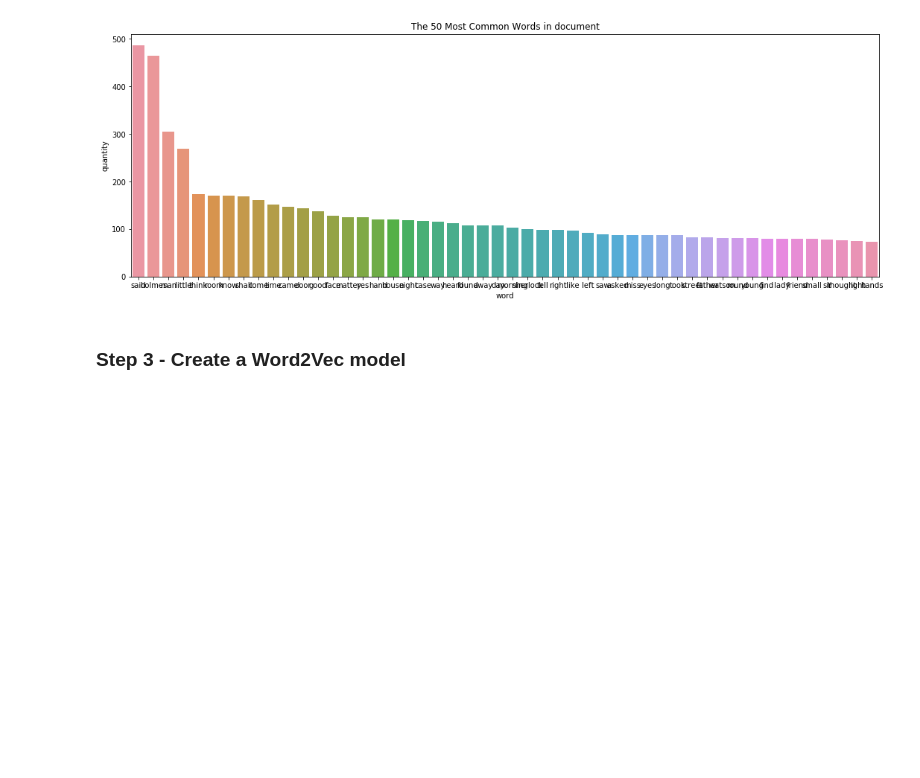
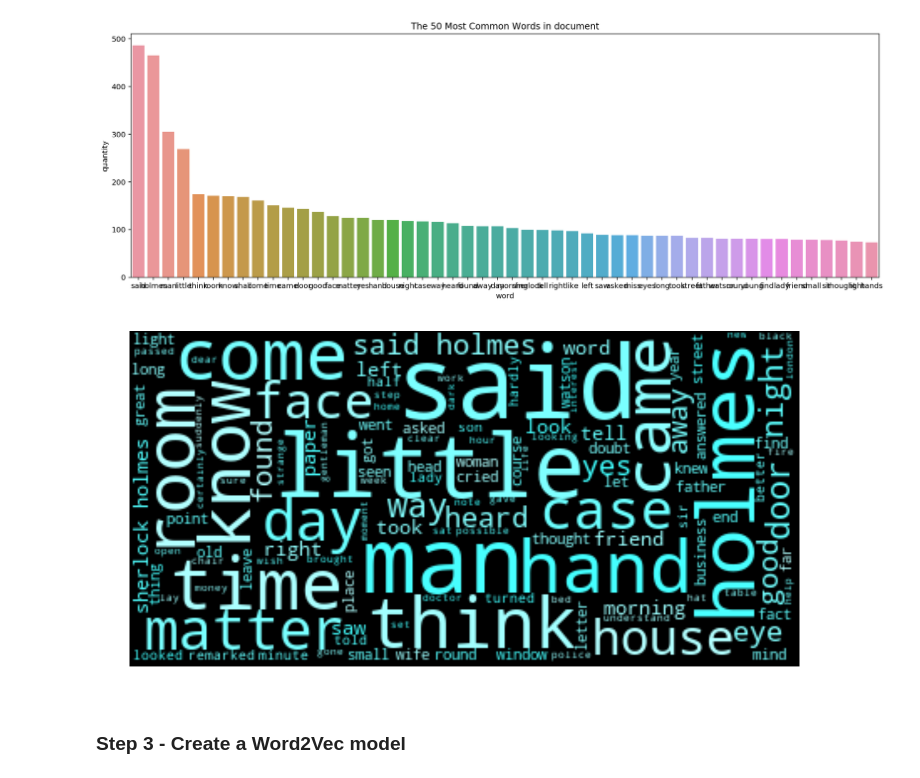
Before and after one commit to ansegura7/NLP, a Jupyter notebook: code/NLP_Word2Vec.ipynb, the cells around one changed output. Drawn from its saved outputs; the diff is of its cells as text; code cells hidden in the pictures; blank space fills up the shorter version.

```diff
--- a/code/NLP_Word2Vec.ipynb
+++ b/code/NLP_Word2Vec.ipynb
@@ -186,3 +196,19 @@ plt.show()
+# %%
+# Custom color function
+def color_func(word, font_size, position, orientation, random_state = None, **kwargs):
+    return "hsl(45, 150%%, %d%%)" % random.randint(160, 255)
+
+# Create a Word cloud
+wc = WordCloud(max_font_size = 60, min_font_size = 5, max_words = 150, background_color = "black", margin = 2)
+wc = wc.generate(new_clean_text)
+
+# Plot a Word cloud
+plt.figure(figsize = (12, 12))
+plt.imshow(wc.recolor(color_func = color_func, random_state=3), interpolation = "bilinear")
+plt.axis("off")
+plt.show()
+# %% [output]
+[figure, added]
 # %% [markdown]
 ### Step 3 - Create a Word2Vec model
 # %% [markdown]
```
Also changed, not shown: parts of 14 cells of this notebook, 2 other files.
